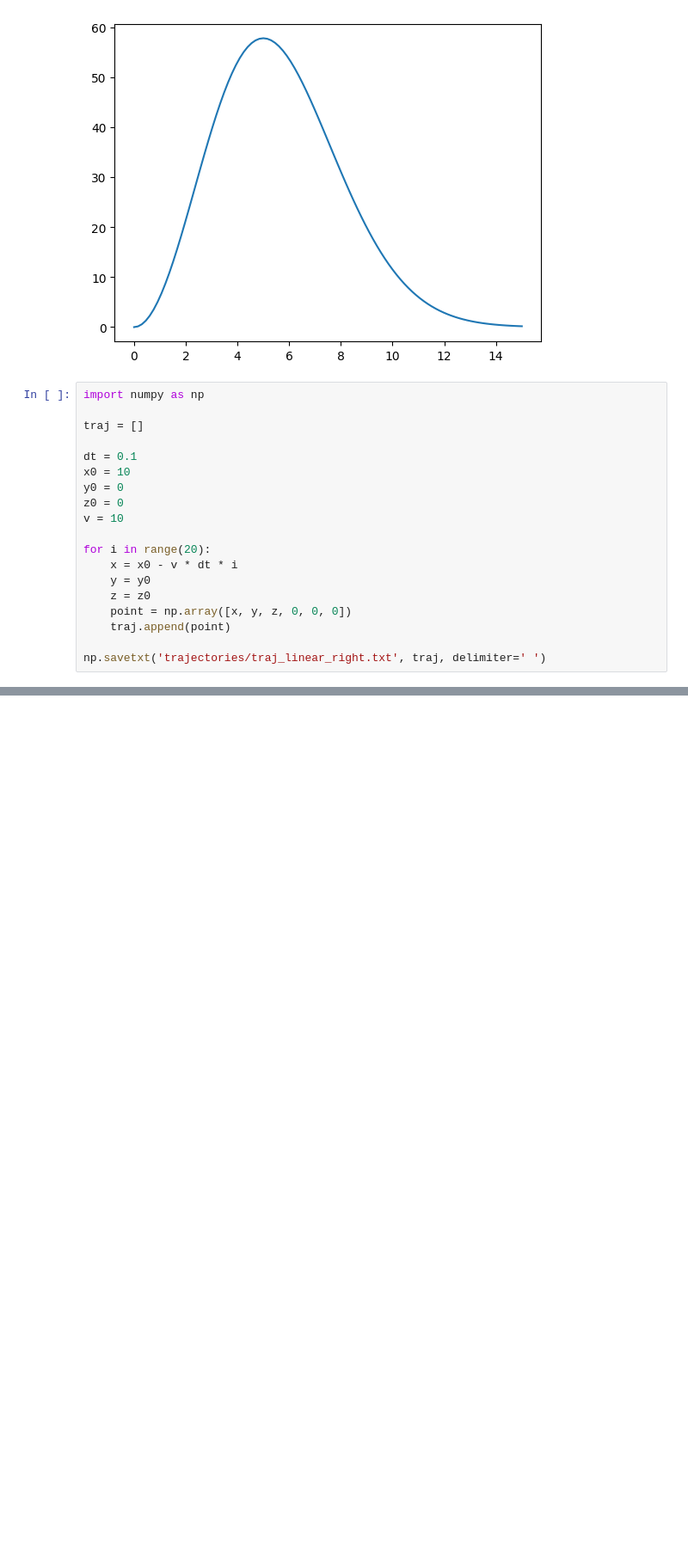
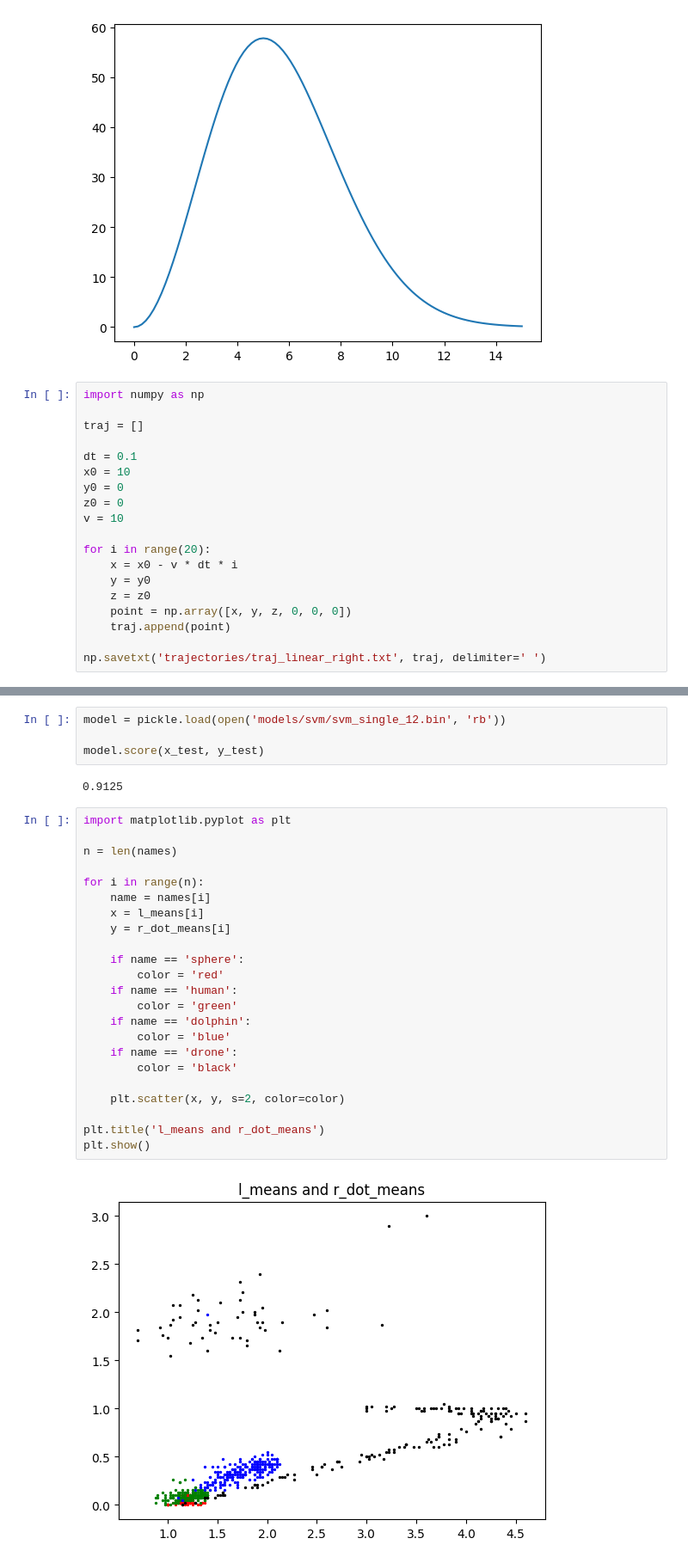
Before and after one commit to aaboiko/buoy_sonar_python, a Jupyter notebook: utils_2.ipynb, the cells around one changed output, grey strips where cells are left out. Shown at 86% size. Cells and saved outputs as stored; diff of their text form; blank space fills up the shorter version.

```diff
--- a/utils_2.ipynb
+++ b/utils_2.ipynb
@@ -329,0 +410,31 @@ ii
+# %%
+model = pickle.load(open('models/svm/svm_single_12.bin', 'rb'))
+
+model.score(x_test, y_test)
+# %% [output]
+0.9125
+# %%
+import matplotlib.pyplot as plt
+
+n = len(names)
+
+for i in range(n):
+    name = names[i]
+    x = l_means[i]
+    y = r_dot_means[i]
+
+    if name == 'sphere':
+        color = 'red'
+    if name == 'human':
+        color = 'green'
+    if name == 'dolphin':
+        color = 'blue'
+    if name == 'drone':
+        color = 'black'
+
+    plt.scatter(x, y, s=2, color=color)
+
+plt.title('l_means and r_dot_means')
+plt.show()
+# %% [output]
+[figure, added]
```
Also changed, not shown: parts of 8 cells of this notebook, 1 other file.
